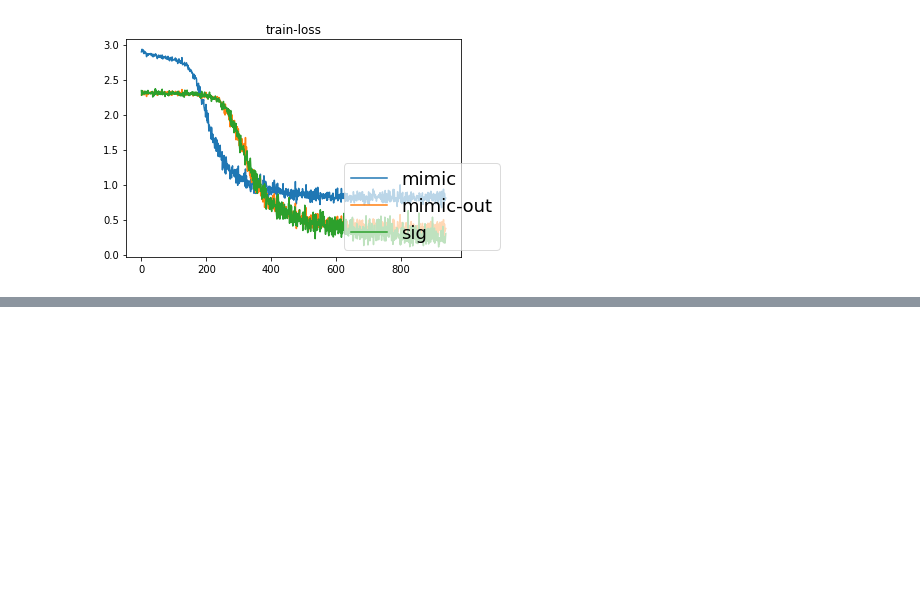
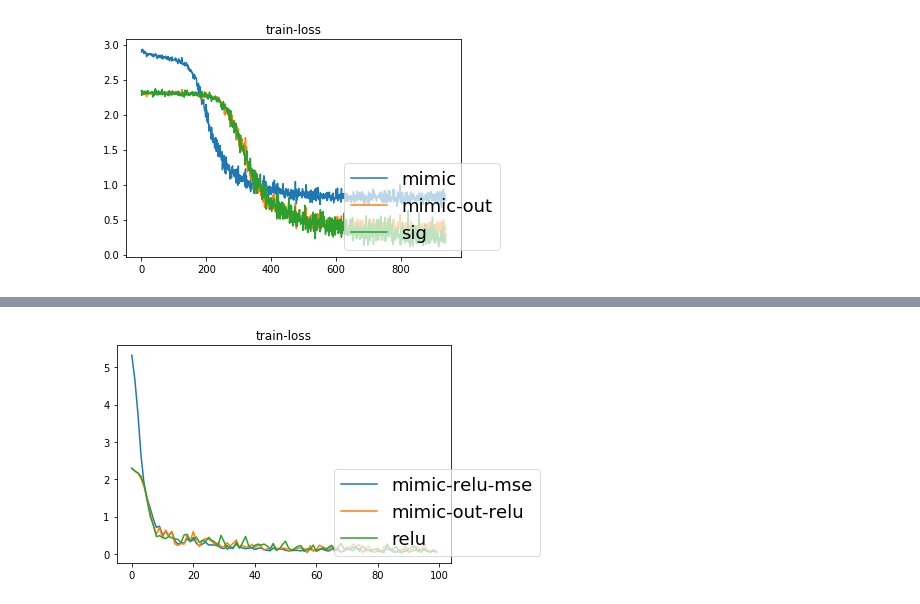
Before and after one commit to IsaacRe/sanity-check-mnist, a Jupyter notebook: Visualize.ipynb, the cells around one changed output, grey strips where cells are left out. Drawn from its saved outputs; the diff is of its cells as text; code cells hidden in the pictures; blank space fills up the shorter version.

```diff
--- a/Visualize.ipynb
+++ b/Visualize.ipynb
@@ -55,0 +72,4 @@ plot_overlay('train-loss', 'mimic', 'mimic-out', 'sig')
+# %%
+plot_overlay('train-loss', 'mimic-relu-mse', 'mimic-out-relu', 'relu', rang=(0,100))
+# %% [output]
+[figure, added]
```
Also changed, not shown: parts of 6 cells of this notebook, 1 other file.
